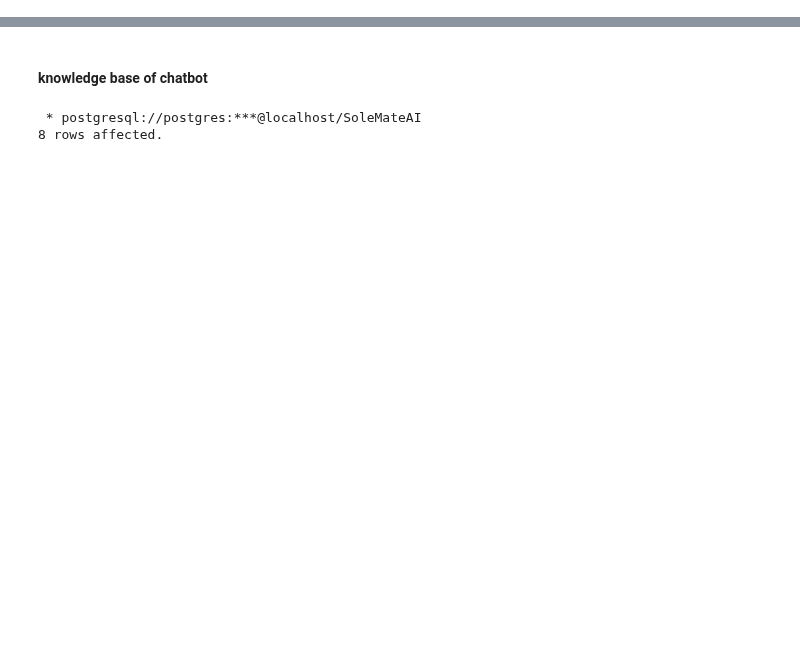
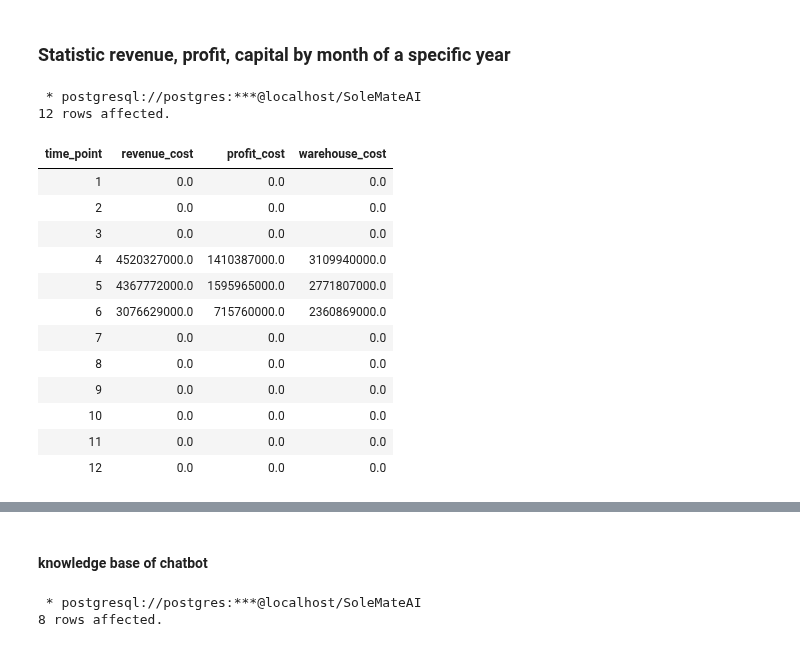
Before and after one commit to DNAnh01/SoleMateAI, a Jupyter notebook: backend/sql_query.ipynb, the cells around one changed output, grey strips where cells are left out. Drawn from its saved outputs; the diff is of its cells as text; code cells hidden in the pictures; blank space fills up the shorter version.

```diff
--- a/backend/sql_query.ipynb
+++ b/backend/sql_query.ipynb
@@ -92,0 +167,75 @@ ORDER BY \
+# %% [markdown]
+### Statistic revenue, profit, capital by month of a specific year
+# %%
+%sql \
+WITH MonthReference AS ( \
+    SELECT 1 AS month_of_year \
+    UNION ALL \
+    SELECT 2 UNION SELECT 3 UNION SELECT 4 \
+    UNION SELECT 5 UNION SELECT 6 UNION SELECT 7 \
+    UNION SELECT 8 UNION SELECT 9 UNION SELECT 10 \
+    UNION SELECT 11 UNION SELECT 12 \
+) \
+SELECT \
+    mr.month_of_year AS time_point, \
+    COALESCE(SUM(revenue_subquery.total_revenue), 0) AS revenue_cost, \
+    COALESCE(SUM(profit_subquery.total_profit), 0) AS profit_cost, \
+    COALESCE(SUM(warehouse_subquery.total_warehouse_price), 0) AS warehouse_cost \
+FROM \
+    MonthReference mr \
+LEFT JOIN ( \
+    SELECT \
+        EXTRACT(MONTH FROM o1.order_date) AS month_of_year, \
+        SUM(o1.total_discounted_price) AS total_revenue \
+    FROM \
+        orders o1 \
+    WHERE \
+        TO_CHAR(o1.order_date, 'YYYY') = '2024' \
+        AND o1.status = 'ORDER-DELIVERED' \
+    GROUP BY \
+        EXTRACT(MONTH FROM o1.order_date) \
+) revenue_subquery ON mr.month_of_year = revenue_subquery.month_of_year \
+LEFT JOIN ( \
+    SELECT \
+        EXTRACT(MONTH FROM o2.order_date) AS month_of_year, \
+        SUM(o2.total_discounted_price - o2.total_warehouse_price) AS total_profit \
+    FROM \
+        orders o2 \
+    WHERE \
+        TO_CHAR(o2.order_date, 'YYYY') = '2024' \
+        AND o2.status = 'ORDER-DELIVERED' \
+    GROUP BY \
+        EXTRACT(MONTH FROM o2.order_date) \
+) profit_subquery ON mr.month_of_year = profit_subquery.month_of_year \
+LEFT JOIN ( \
+    SELECT \
+        EXTRACT(MONTH FROM o3.order_date) AS month_of_year, \
+        SUM(o3.total_warehouse_price) AS total_warehouse_price \
+    FROM \
+        orders o3 \
+    WHERE \
+        TO_CHAR(o3.order_date, 'YYYY') = '2024' \
+        AND o3.status = 'ORDER-DELIVERED' \
+    GROUP BY \
+        EXTRACT(MONTH FROM o3.order_date) \
+) warehouse_subquery ON mr.month_of_year = warehouse_subquery.month_of_year \
+GROUP BY \
+    mr.month_of_year \
+ORDER BY \
+    mr.month_of_year;
+# %% [output]
+ * postgresql://postgres:***@localhost/SoleMateAI
+12 rows affected.
+| time_point | revenue_cost | profit_cost | warehouse_cost |
+| 1 | 0.0 | 0.0 | 0.0 |
+| 2 | 0.0 | 0.0 | 0.0 |
+| 3 | 0.0 | 0.0 | 0.0 |
+| 4 | 4520327000.0 | 1410387000.0 | 3109940000.0 |
+| 5 | 4367772000.0 | 1595965000.0 | 2771807000.0 |
+| 6 | 3076629000.0 | 715760000.0 | 2360869000.0 |
+| 7 | 0.0 | 0.0 | 0.0 |
+| 8 | 0.0 | 0.0 | 0.0 |
+| 9 | 0.0 | 0.0 | 0.0 |
+| 10 | 0.0 | 0.0 | 0.0 |
+| 11 | 0.0 | 0.0 | 0.0 |
+| 12 | 0.0 | 0.0 | 0.0 |
```
Also changed, not shown: parts of 13 cells of this notebook, 15 other files.
